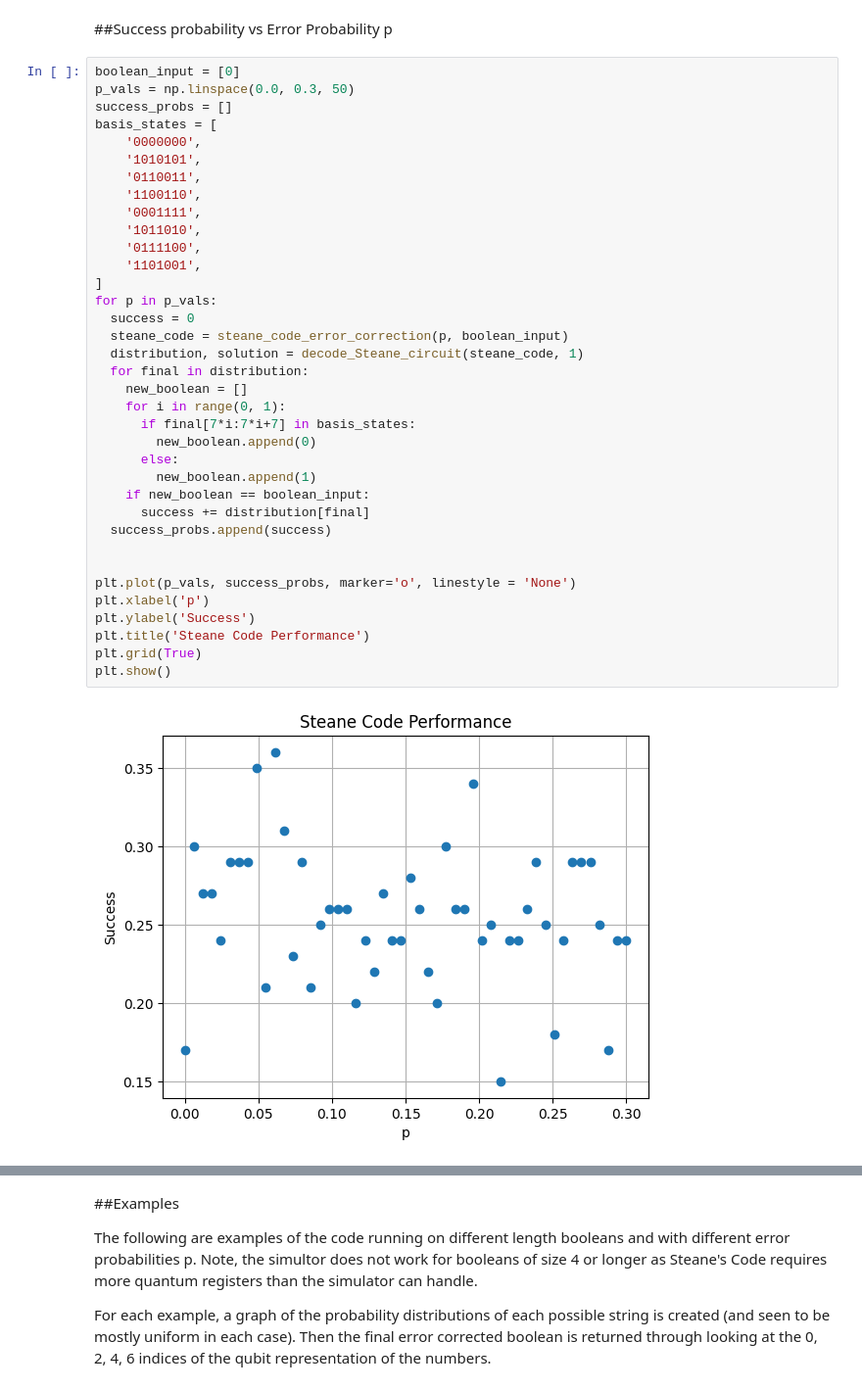
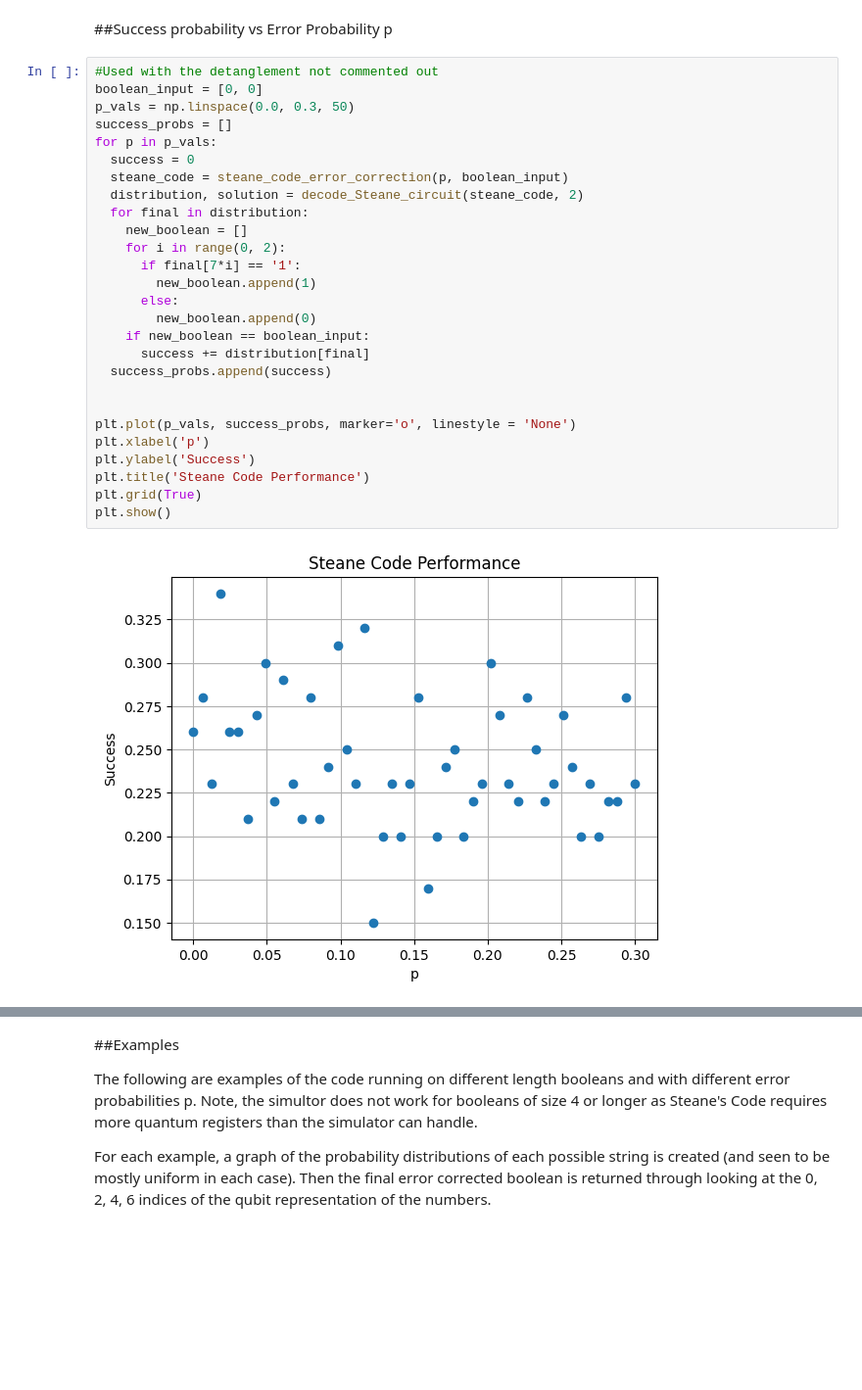
Before and after one commit to cqschlortt/Steane-s-Code-with-Pauli-Error-Channel, a Jupyter notebook: Steane's_Code_for_Error_Correction_under_Random_Pauli_Error.ipynb, the cells around one changed output, grey strips where cells are left out. Shown: that part at 98% size. Cells and saved outputs as stored; diff of their text form; blank space fills up the shorter version.

```diff
--- a/Steane's_Code_for_Error_Correction_under_Random_Pauli_Error.ipynb
+++ b/Steane's_Code_for_Error_Correction_under_Random_Pauli_Error.ipynb
@@ -277,40 +298,31 @@ def decode_Steane_circuit(circuit, n):
 # %% [markdown]
 ##Success probability vs Error Probability p
 # %%
-boolean_input = [0]
+#Used with the detanglement not commented out
+boolean_input = [0, 0]
 p_vals = np.linspace(0.0, 0.3, 50)
 success_probs = []
-basis_states = [
-    '0000000',
-    '1010101',
-    '0110011',
-    '1100110',
-    '0001111',
-    '1011010',
-    '0111100',
-    '1101001',
-]
 for p in p_vals:
   success = 0
   steane_code = steane_code_error_correction(p, boolean_input)
-  distribution, solution = decode_Steane_circuit(steane_code, 1)
+  distribution, solution = decode_Steane_circuit(steane_code, 2)
   for final in distribution:
     new_boolean = []
-    for i in range(0, 1):
-      if final[7*i:7*i+7] in basis_states:
+    for i in range(0, 2):
+      if final[7*i] == '1':
+        new_boolean.append(1)
+      else:
         new_boolean.append(0)
-      else:
-        new_boolean.append(1)
     if new_boolean == boolean_input:
       success += distribution[final]
   success_probs.append(success)
 
 
 plt.plot(p_vals, success_probs, marker='o', linestyle = 'None')
 plt.xlabel('p')
 plt.ylabel('Success')
 plt.title('Steane Code Performance')
 plt.grid(True)
 plt.show()
 # %% [output]
-[figure, old version]
+[figure, new version]
```
Also changed, not shown: parts of 7 cells of this notebook.
